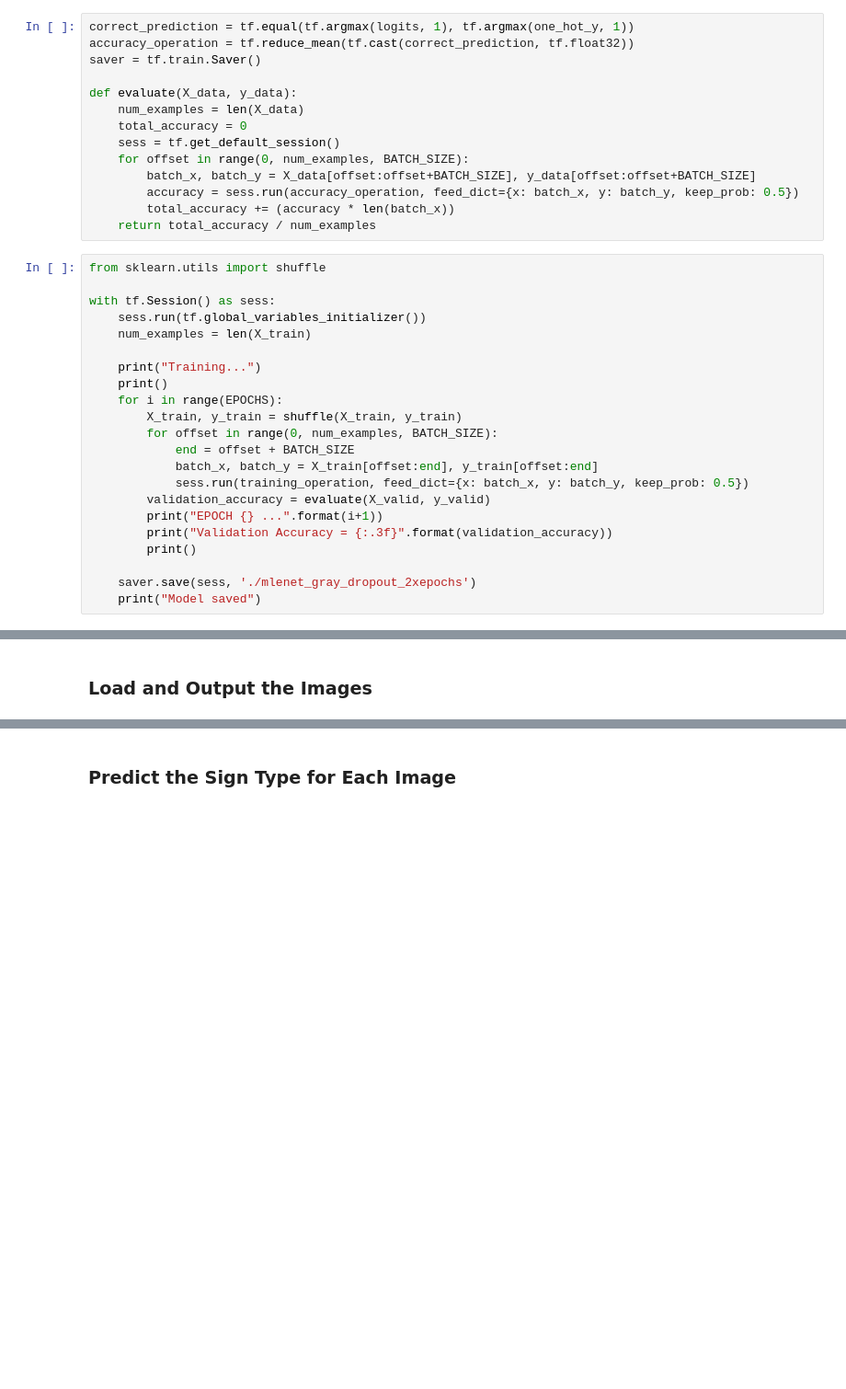
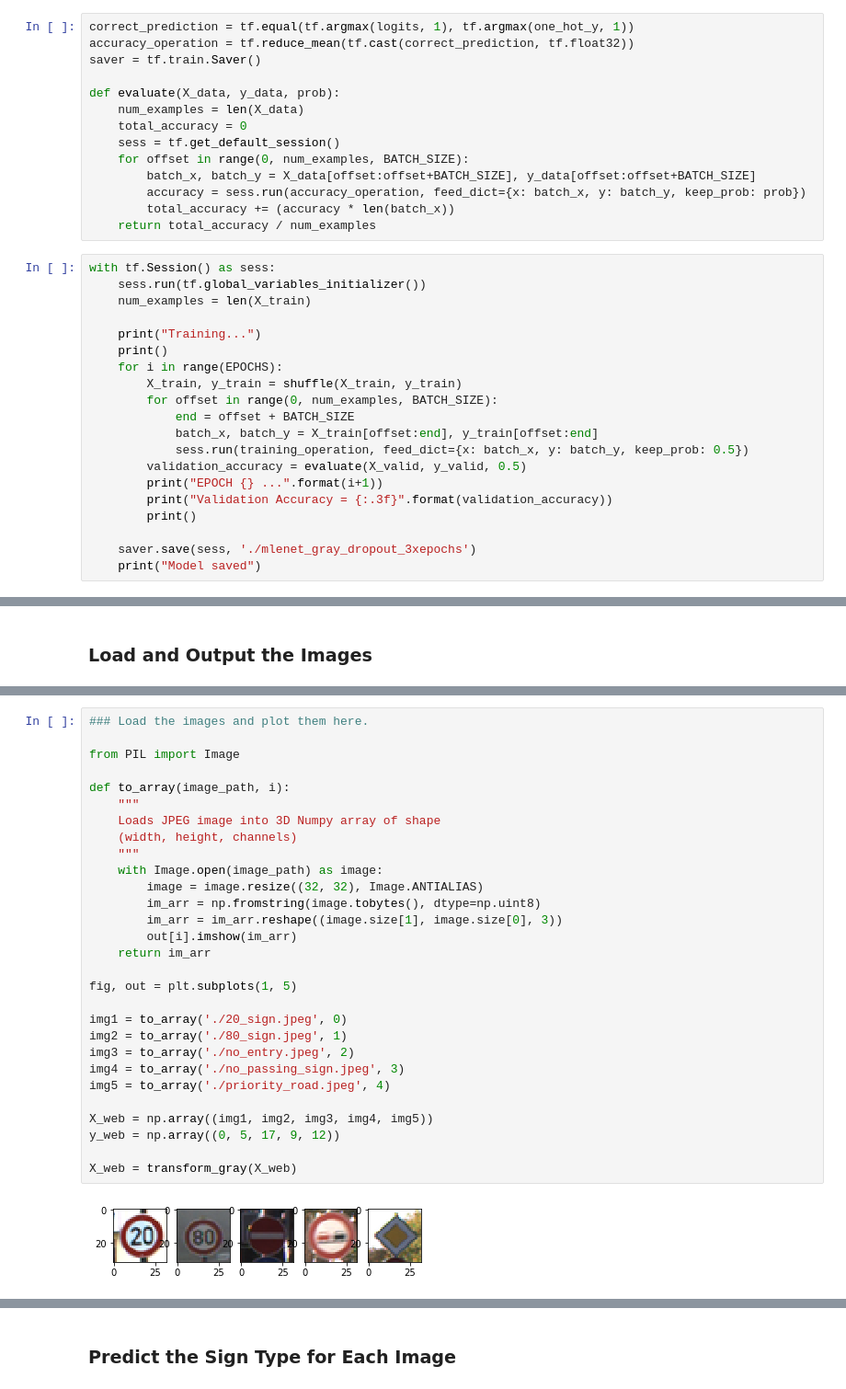
Before and after one commit to danielsoutar/CarND-Term1-Project2-Traffic-Sign-Classifying, a Jupyter notebook: Traffic_Sign_Classifier.ipynb, the cells around one changed output, grey strips where cells are left out. Shown at 92% size. Drawn from its saved outputs; the diff is of its cells as text; blank space fills up the shorter version.

```diff
--- a/Traffic_Sign_Classifier.ipynb
+++ b/Traffic_Sign_Classifier.ipynb
@@ -403,18 +459,16 @@ correct_prediction = tf.equal(tf.argmax(logits, 1), tf.argmax(one_hot_y, 1))
 accuracy_operation = tf.reduce_mean(tf.cast(correct_prediction, tf.float32))
 saver = tf.train.Saver()
 
-def evaluate(X_data, y_data):
+def evaluate(X_data, y_data, prob):
     num_examples = len(X_data)
     total_accuracy = 0
     sess = tf.get_default_session()
     for offset in range(0, num_examples, BATCH_SIZE):
         batch_x, batch_y = X_data[offset:offset+BATCH_SIZE], y_data[offset:offset+BATCH_SIZE]
-        accuracy = sess.run(accuracy_operation, feed_dict={x: batch_x, y: batch_y, keep_prob: 0.5})
+        accuracy = sess.run(accuracy_operation, feed_dict={x: batch_x, y: batch_y, keep_prob: prob})
         total_accuracy += (accuracy * len(batch_x))
     return total_accuracy / num_examples
 # %%
-from sklearn.utils import shuffle
-
 with tf.Session() as sess:
     sess.run(tf.global_variables_initializer())
     num_examples = len(X_train)
@@ -427,10 +481,10 @@ with tf.Session() as sess:
             end = offset + BATCH_SIZE
             batch_x, batch_y = X_train[offset:end], y_train[offset:end]
             sess.run(training_operation, feed_dict={x: batch_x, y: batch_y, keep_prob: 0.5})
-        validation_accuracy = evaluate(X_valid, y_valid)
+        validation_accuracy = evaluate(X_valid, y_valid, 0.5)
         print("EPOCH {} ...".format(i+1))
         print("Validation Accuracy = {:.3f}".format(validation_accuracy))
         print()
 
-    saver.save(sess, './mlenet_gray_dropout_2xepochs')
+    saver.save(sess, './mlenet_gray_dropout_3xepochs')
     print("Model saved")
@@ -455,0 +504,31 @@ You may find `signnames.csv` useful as it contains mappings from the class id (i
+# %%
+### Load the images and plot them here.
+
+from PIL import Image
+
+def to_array(image_path, i):
+    """
+    Loads JPEG image into 3D Numpy array of shape
+    (width, height, channels)
+    """
+    with Image.open(image_path) as image:
+        image = image.resize((32, 32), Image.ANTIALIAS)
+        im_arr = np.fromstring(image.tobytes(), dtype=np.uint8)
+        im_arr = im_arr.reshape((image.size[1], image.size[0], 3))
+        out[i].imshow(im_arr)
+    return im_arr
+
+fig, out = plt.subplots(1, 5)
+
+img1 = to_array('./20_sign.jpeg', 0)
+img2 = to_array('./80_sign.jpeg', 1)
+img3 = to_array('./no_entry.jpeg', 2)
+img4 = to_array('./no_passing_sign.jpeg', 3)
+img5 = to_array('./priority_road.jpeg', 4)
+
+X_web = np.array((img1, img2, img3, img4, img5))
+y_web = np.array((0, 5, 17, 9, 12))
+
+X_web = transform_gray(X_web)
+# %% [output]
+[figure, added]
```
Also changed, not shown: parts of 14 cells of this notebook.
